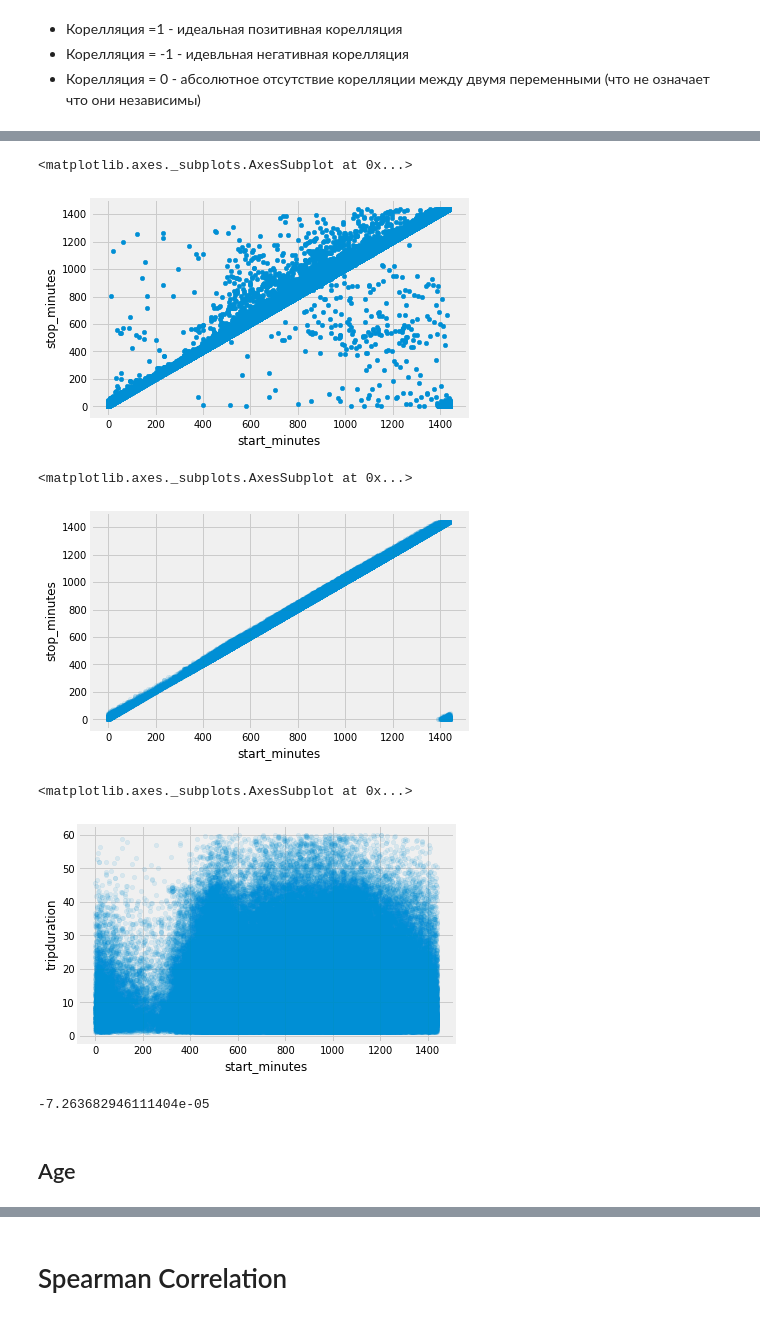
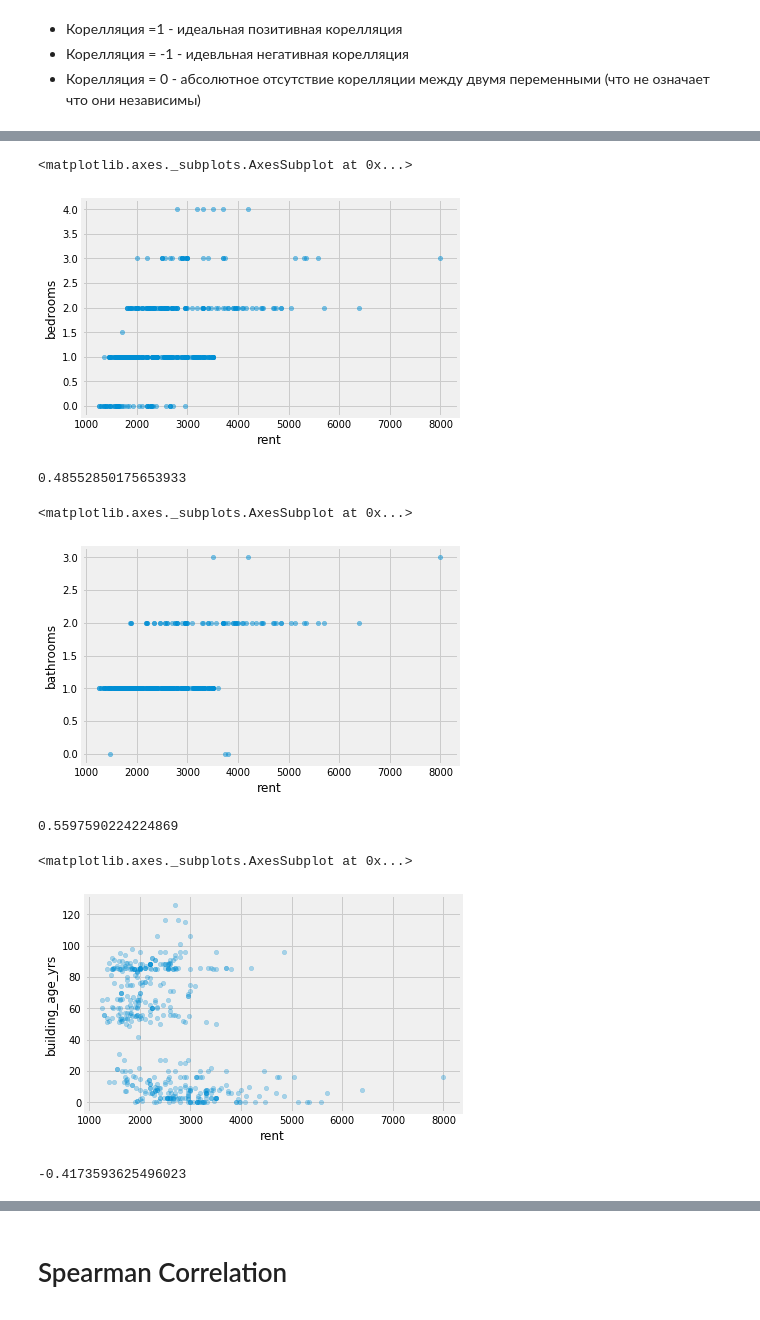
Before and after one commit to Casyfill/liceum, a Jupyter notebook: l8/2_Correlation.ipynb, the cells around one changed output, grey strips where cells are left out. Cells and saved outputs as stored; diff of their text form; code cells hidden in the pictures.

```diff
--- a/l8/2_Correlation.ipynb
+++ b/l8/2_Correlation.ipynb
@@ -32,0 +40,4 @@ df['stop_minutes'] = _minutes_till_midnight(df['stoptime'])
+# %%
+path = 'https://raw.githubusercontent.com/Codecademy/datasets/master/streeteasy/queens.csv'
+df = pd.read_csv(path)
+df.head(3)
@@ -33,21 +72,27 @@ df['stop_minutes'] = _minutes_till_midnight(df['stoptime'])
 # %%
-df.plot(kind='scatter', x='start_minutes', y='stop_minutes')
+df.plot(kind='scatter', x='rent', y='bedrooms', alpha=.5)
 # %% [output]
 <matplotlib.axes._subplots.AxesSubplot at 0x...>
-[figure, old version]
+[figure, new version]
+# %%
+df['rent'].corr(df['bedrooms'])
+# %% [output]
+0.48552850175653933
 # %%
-df[mask].plot(kind='scatter', x='start_minutes', y='stop_minutes', alpha=.1)
+df.plot(kind='scatter', x='rent', y='bathrooms', alpha=.5)
 # %% [output]
 <matplotlib.axes._subplots.AxesSubplot at 0x...>
-[figure, old version]
+[figure, new version]
+# %%
+df['rent'].corr(df['bathrooms'])
+# %% [output]
+0.5597590224224869
 # %%
-df[mask].plot(kind='scatter', x='start_minutes', y='tripduration', alpha=.1)
+df.plot(kind='scatter', x='rent', y='building_age_yrs', alpha=.3)
 # %% [output]
 <matplotlib.axes._subplots.AxesSubplot at 0x...>
-[figure, old version]
+[figure, new version]
 # %%
-df['start_minutes'].corr(df['tripduration'])
+df['rent'].corr(df['building_age_yrs'])
 # %% [output]
--7.263682946111404e-05
+-0.4173593625496023
-# %% [markdown]
-## Age
```
Also changed, not shown: parts of 37 cells of this notebook, 1 other file.
